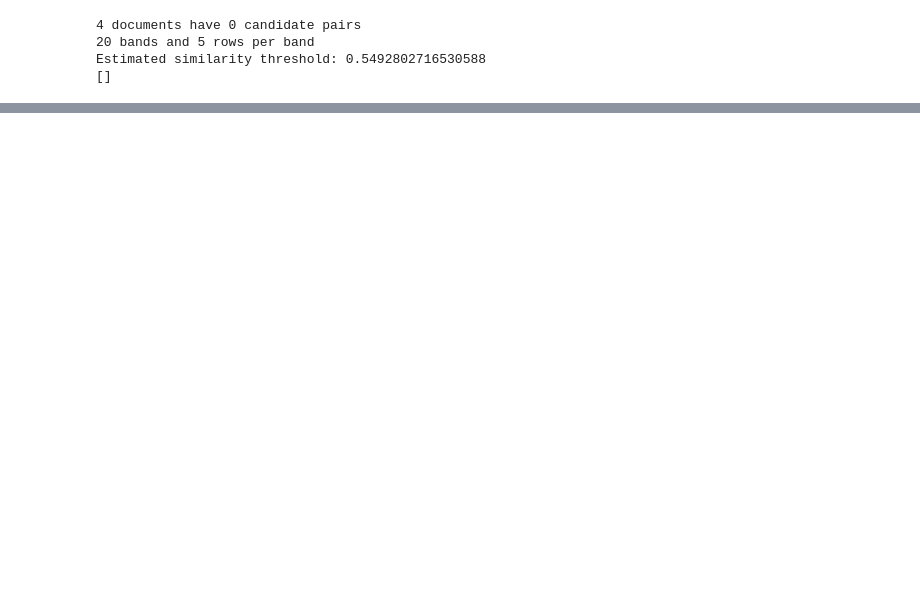
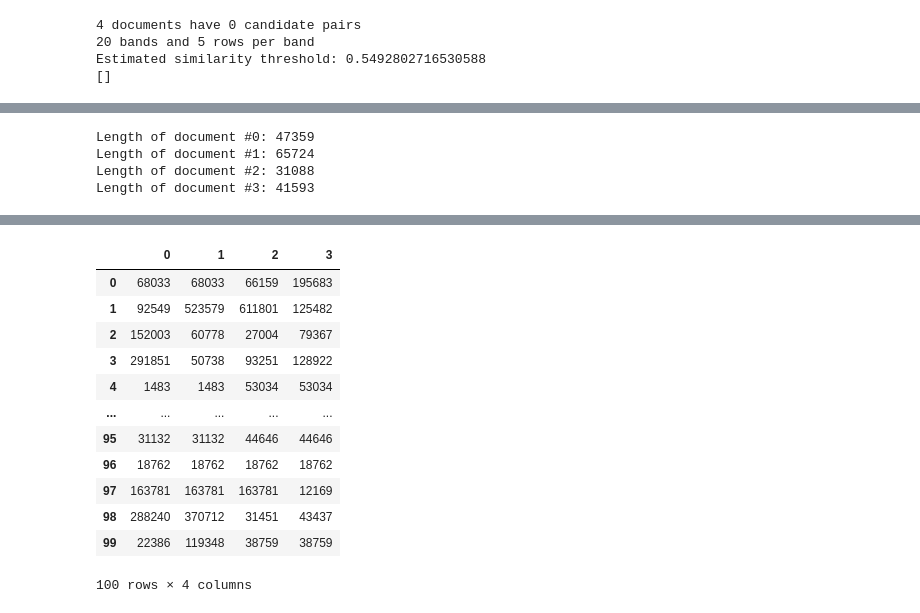
Before and after one commit to workinn/ID2222, a Jupyter notebook: HW1.ipynb, the cells around one changed output, grey strips where cells are left out. Cells and saved outputs as stored; diff of their text form; code cells hidden in the pictures; blank space fills up the shorter version.

```diff
--- a/HW1.ipynb
+++ b/HW1.ipynb
@@ -426,0 +467,32 @@ Estimated similarity threshold: 0.5492802716530588
+# %%
+shingle_length = 5
+
+hashed_shingles = []
+
+for doc in documents:
+    hashed_shingles.append(Shingling(doc, shingle_length).hashed_shingles)
+
+vocabulary = set().union(*hashed_shingles)
+
+for i, hs in enumerate(hashed_shingles):
+    print("Length of document #{}:".format(i), len(hs))
+# %% [output]
+Length of document #0: 47359
+Length of document #1: 65724
+Length of document #2: 31088
+Length of document #3: 41593
+# %%
+import time
+
+# ----- Creating Signature Matrix with Hashing -----
+minHash = MinHashing()
+number_of_hash_functions = 100
+
+start = time.time()
+
+sigMatHash = minHash.createSigMatHash(hashed_shingles, number_of_hash_functions)
+
+end = time.time()
+print('Time elapsed Hash:', end - start)
+pd.DataFrame(sigMatHash)
+# %% [output]
@@ -426,0 +500,13 @@ Estimated similarity threshold: 0.5492802716530588
+|  | 0 | 1 | 2 | 3 |
+| 0 | 68033 | 68033 | 66159 | 195683 |
+| 1 | 92549 | 523579 | 611801 | 125482 |
+| 2 | 152003 | 60778 | 27004 | 79367 |
+| 3 | 291851 | 50738 | 93251 | 128922 |
+| 4 | 1483 | 1483 | 53034 | 53034 |
+| ... | ... | ... | ... | ... |
+| 95 | 31132 | 31132 | 44646 | 44646 |
+| 96 | 18762 | 18762 | 18762 | 18762 |
+| 97 | 163781 | 163781 | 163781 | 12169 |
+| 98 | 288240 | 370712 | 31451 | 43437 |
+| 99 | 22386 | 119348 | 38759 | 38759 |
+100 rows × 4 columns
```
Also changed, not shown: parts of 14 cells of this notebook, 4 other files.
